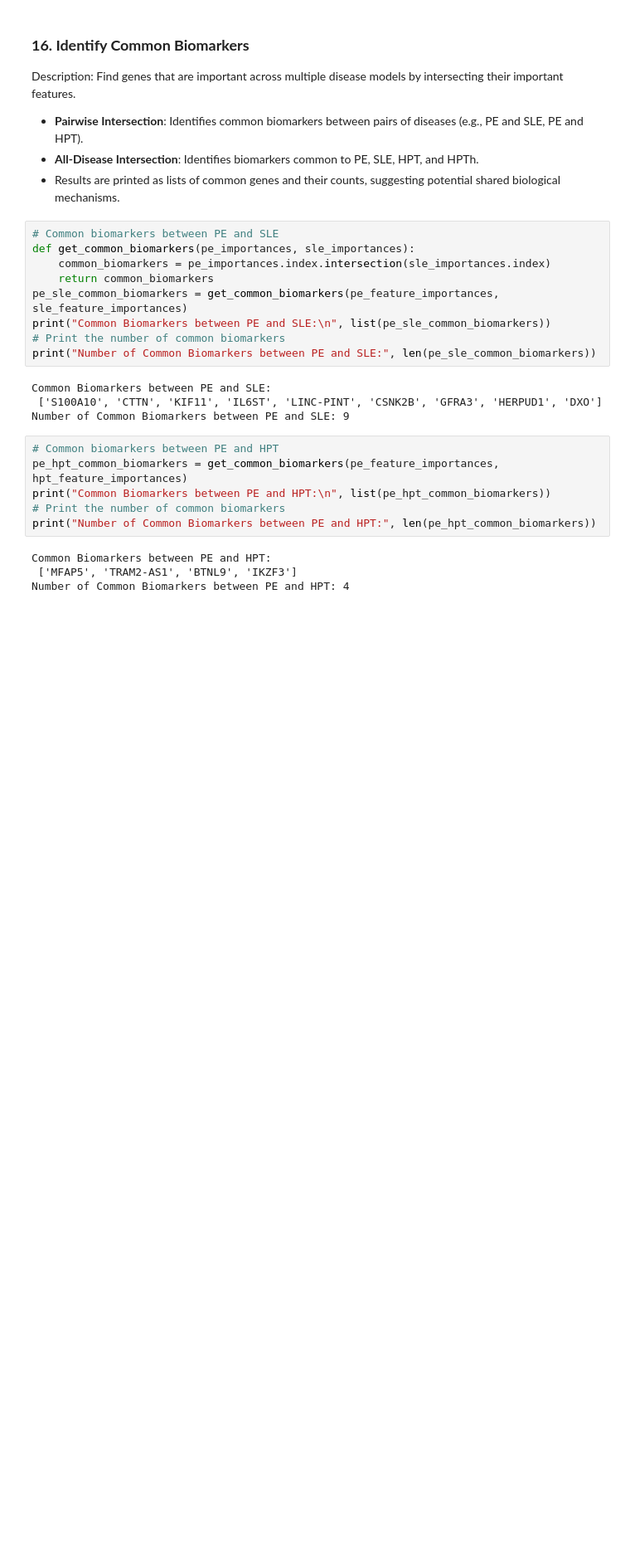
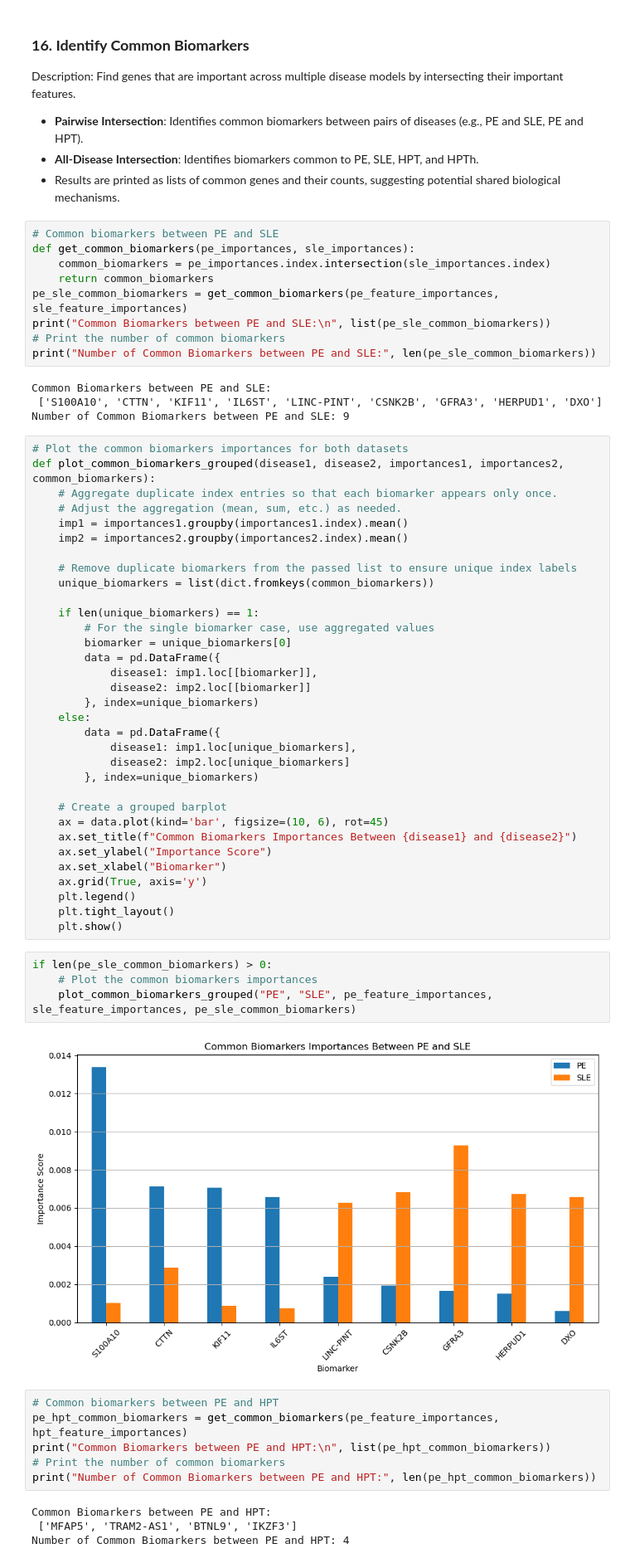
Before and after one commit to sazidshahjada/BioMarkerPredictionML, a Jupyter notebook: pe_sle_hpt_hpth_analysis.ipynb, the cells around one changed output. Shown: that part at 83% size. Drawn from its saved outputs; the diff is of its cells as text; blank space fills up the shorter version.

```diff
--- a/pe_sle_hpt_hpth_analysis.ipynb
+++ b/pe_sle_hpt_hpth_analysis.ipynb
@@ -534,6 +540,45 @@ print("Number of Common Biomarkers between PE and SLE:", len(pe_sle_common_bioma
 Common Biomarkers between PE and SLE:
  ['S100A10', 'CTTN', 'KIF11', 'IL6ST', 'LINC-PINT', 'CSNK2B', 'GFRA3', 'HERPUD1', 'DXO']
 Number of Common Biomarkers between PE and SLE: 9
+# %%
+# Plot the common biomarkers importances for both datasets
+def plot_common_biomarkers_grouped(disease1, disease2, importances1, importances2, common_biomarkers):
+    # Aggregate duplicate index entries so that each biomarker appears only once.
+    # Adjust the aggregation (mean, sum, etc.) as needed.
+    imp1 = importances1.groupby(importances1.index).mean()
+    imp2 = importances2.groupby(importances2.index).mean()
+
+    # Remove duplicate biomarkers from the passed list to ensure unique index labels
+    unique_biomarkers = list(dict.fromkeys(common_biomarkers))
+
+    if len(unique_biomarkers) == 1:
+        # For the single biomarker case, use aggregated values
+        biomarker = unique_biomarkers[0]
+        data = pd.DataFrame({
+            disease1: imp1.loc[[biomarker]],
+            disease2: imp2.loc[[biomarker]]
+        }, index=unique_biomarkers)
+    else:
+        data = pd.DataFrame({
+            disease1: imp1.loc[unique_biomarkers],
+            disease2: imp2.loc[unique_biomarkers]
+        }, index=unique_biomarkers)
+
+    # Create a grouped barplot
+    ax = data.plot(kind='bar', figsize=(10, 6), rot=45)
+    ax.set_title(f"Common Biomarkers Importances Between {disease1} and {disease2}")
+    ax.set_ylabel("Importance Score")
+    ax.set_xlabel("Biomarker")
+    ax.grid(True, axis='y')
+    plt.legend()
+    plt.tight_layout()
+    plt.show()
+# %%
+if len(pe_sle_common_biomarkers) > 0:
+    # Plot the common biomarkers importances
+    plot_common_biomarkers_grouped("PE", "SLE", pe_feature_importances, sle_feature_importances, pe_sle_common_biomarkers)
+# %% [output]
+[figure, added]
 # %%
 # Common biomarkers between PE and HPT
 pe_hpt_common_biomarkers = get_common_biomarkers(pe_feature_importances, hpt_feature_importances)
```
Also changed, not shown: parts of 8 cells of this notebook, 23 other files.
